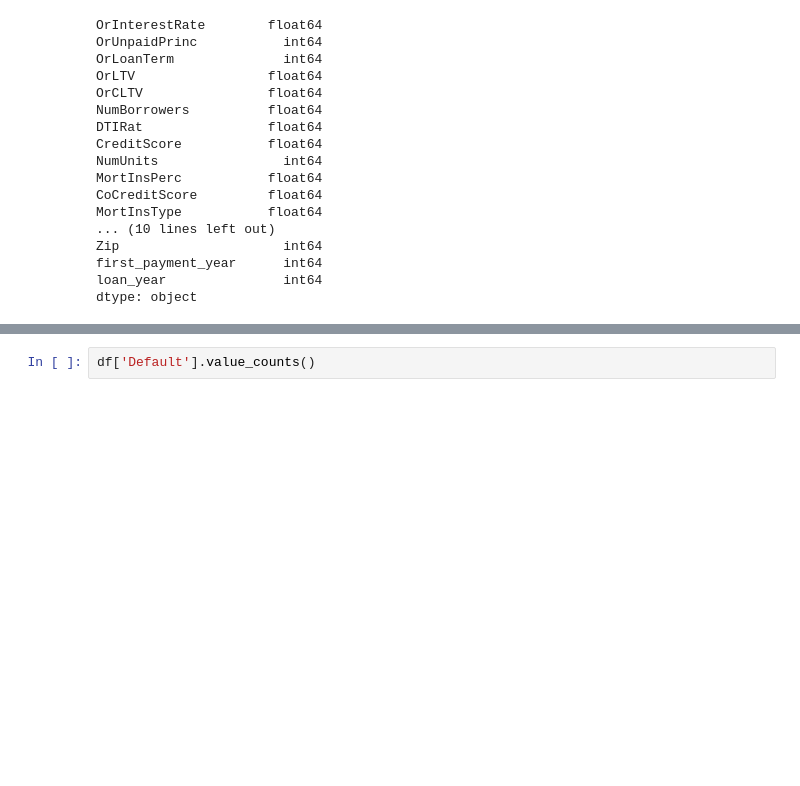
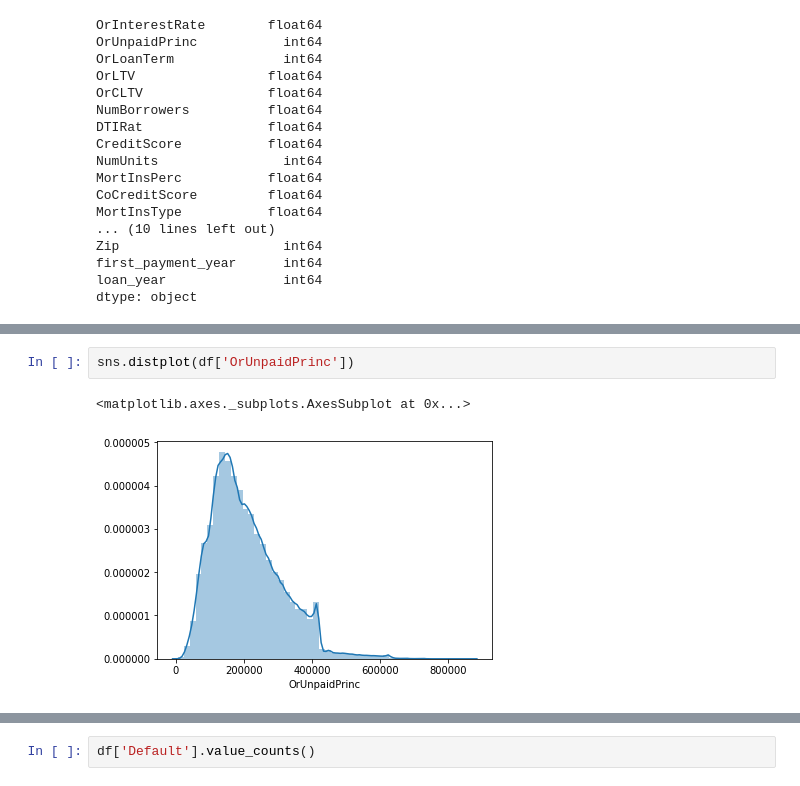
Before and after one commit to YD-Qi/Fannie-Mae-Loan-Project, a Jupyter notebook: Exploratory Data Analysis.ipynb, the cells around one changed output, grey strips where cells are left out. Saved outputs shown, nothing was run; the diff lists cells and outputs as text; blank space fills up the shorter version.

```diff
--- a/Exploratory Data Analysis.ipynb
+++ b/Exploratory Data Analysis.ipynb
@@ -53,0 +98,5 @@ df["loan_year"]=df["loan_year"].astype("category")
+# %%
+sns.distplot(df['OrUnpaidPrinc'])
+# %% [output]
+<matplotlib.axes._subplots.AxesSubplot at 0x...>
+[figure, added]
```
Also changed, not shown: parts of 32 cells of this notebook, 1 other file.
